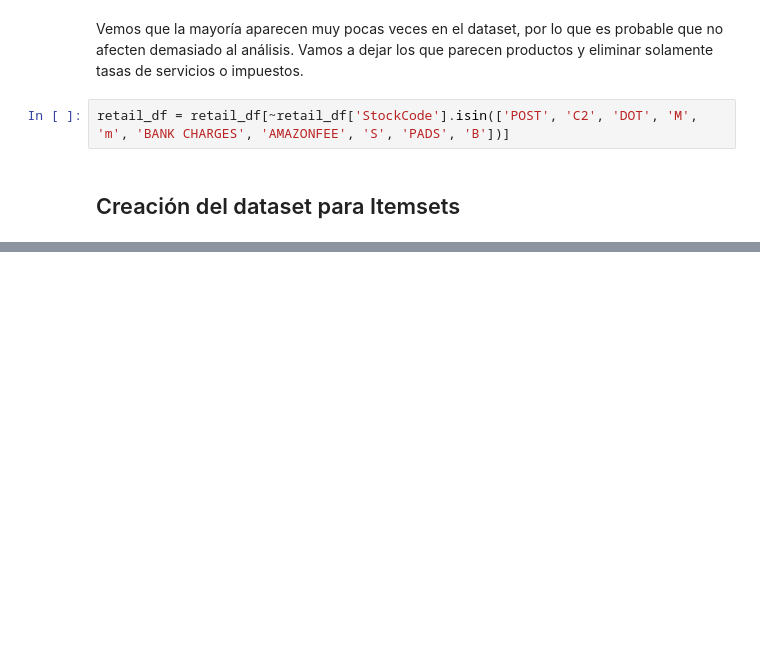
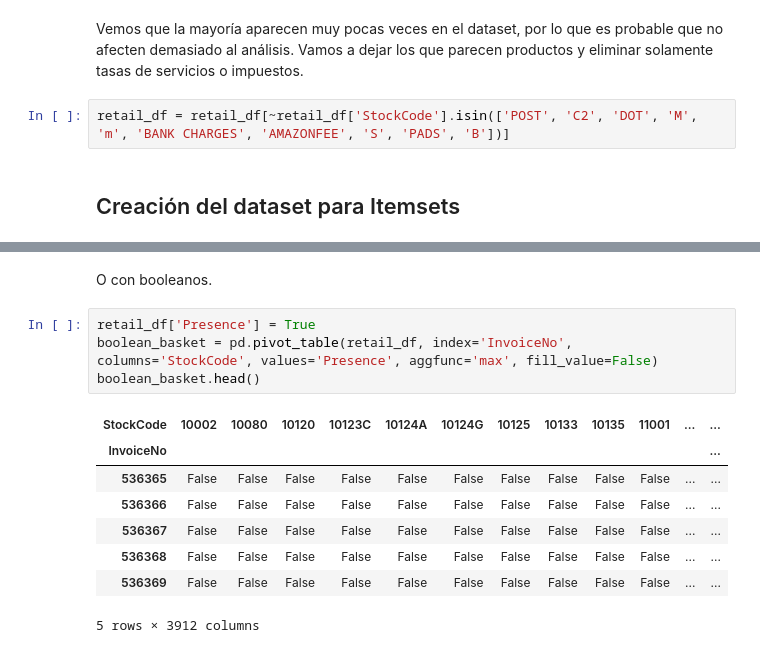
Before and after one commit to PulidoLuciano/benchmark-frequent-itemsets, a Jupyter notebook: preprocessing.ipynb, the cells around one changed output, grey strips where cells are left out. Saved outputs shown, nothing was run; the diff lists cells and outputs as text; blank space fills up the shorter version.

```diff
--- a/preprocessing.ipynb
+++ b/preprocessing.ipynb
@@ -223,0 +241,15 @@ retail_df = retail_df[~retail_df['StockCode'].isin(['POST', 'C2', 'DOT', 'M', 'm
+# %% [markdown]
+O con booleanos.
+# %%
+retail_df['Presence'] = True
+boolean_basket = pd.pivot_table(retail_df, index='InvoiceNo', columns='StockCode', values='Presence', aggfunc='max', fill_value=False)
+boolean_basket.head()
+# %% [output]
+| StockCode | 10002 | 10080 | 10120 | 10123C | 10124A | 10124G | 10125 | 10133 | 10135 | 11001 | ... | ... |
+| InvoiceNo |  |  |  |  |  |  |  |  |  |  |  | ... |
+| 536365 | False | False | False | False | False | False | False | False | False | False | ... | ... |
+| 536366 | False | False | False | False | False | False | False | False | False | False | ... | ... |
+| 536367 | False | False | False | False | False | False | False | False | False | False | ... | ... |
+| 536368 | False | False | False | False | False | False | False | False | False | False | ... | ... |
+| 536369 | False | False | False | False | False | False | False | False | False | False | ... | ... |
+5 rows × 3912 columns
```
Also changed, not shown: parts of 3 cells of this notebook.
